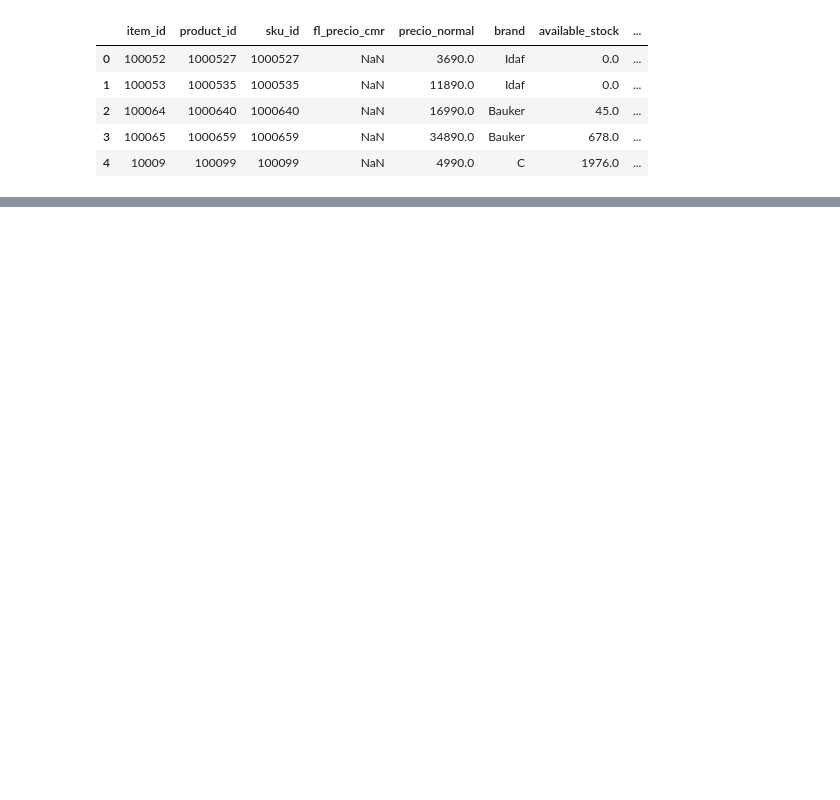
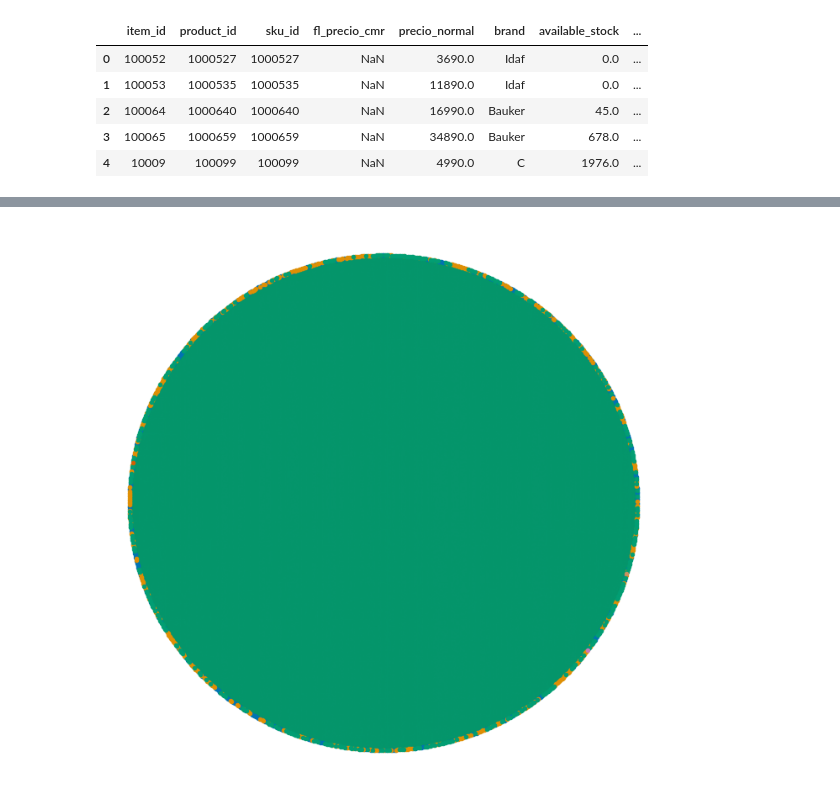
Before and after one commit to MarceloMedel/DataScience, a Jupyter notebook: Other/Viz_graph_product.ipynb, the cells around one changed output, grey strips where cells are left out. Saved outputs shown, nothing was run; the diff lists cells and outputs as text; code cells hidden in the pictures; blank space fills up the shorter version.

```diff
--- a/Other/Viz_graph_product.ipynb
+++ b/Other/Viz_graph_product.ipynb
@@ -101,0 +212,2 @@ nodes
+# %%
+network = prod_graph
@@ -101,0 +475,18 @@ nodes
+# %%
+# nota: el código es el mismo de antes, solamente cambiamos la posición de los nodos
+pos = nx.layout.circular_layout(network)
+
+fig, ax = plt.subplots(1, 1, figsize=(12,12))
+
+nx.draw_networkx_edges(network, pos=pos, edge_color='#abacab', node_size=0, alpha=0.25)
+
+for community_id, color in enumerate(palette, start=0):
+    community_nodes = valfilter(lambda x: x == community_id, communities).keys()
+    community_graph = nx.subgraph(network, community_nodes)
+
+    nx.draw_networkx_edges(community_graph, pos=pos, edge_color=color, node_size=0, alpha=0.1)
+    nx.draw_networkx_nodes(community_graph, pos=pos, node_color=color, node_size=20, with_labels=False)
+
+plt.axis('off');
+# %% [output]
+[figure, added]
```
Also changed, not shown: parts of 46 cells of this notebook.
